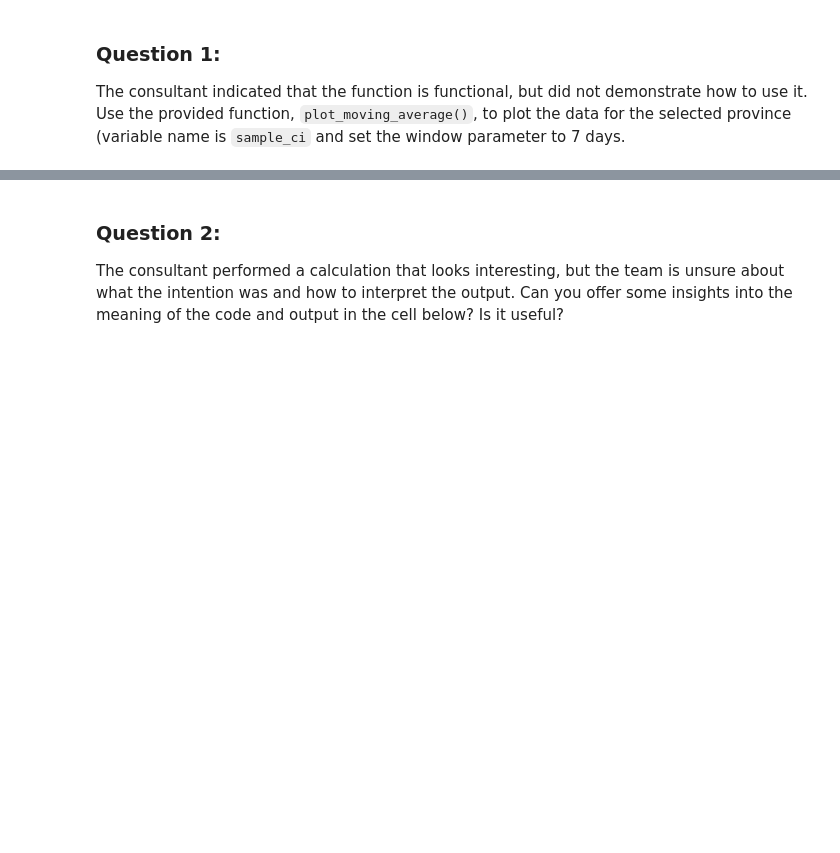
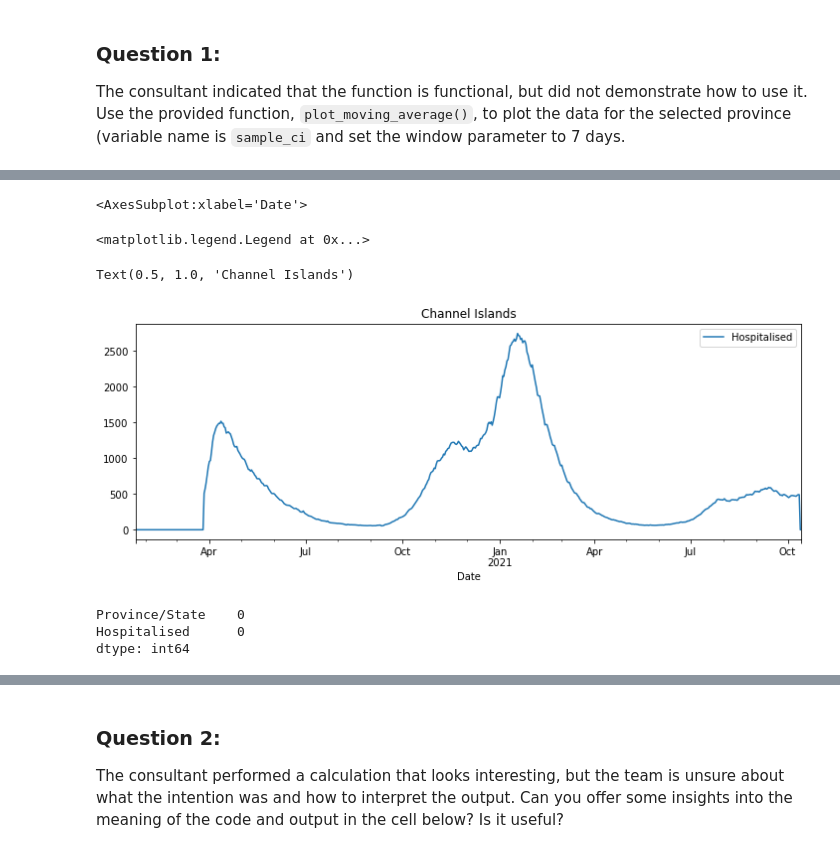
Before and after one commit to MiffySiu/Miff-s-Python, a Jupyter notebook: LSE_DA201_Week_6_assignment.ipynb, the cells around one changed output, grey strips where cells are left out. Cells and saved outputs as stored; diff of their text form; code cells hidden in the pictures; blank space fills up the shorter version.

```diff
--- a/LSE_DA201_Week_6_assignment.ipynb
+++ b/LSE_DA201_Week_6_assignment.ipynb
@@ -80,0 +84,17 @@ The consultant indicated that the function is functional, but did not demonstrat
+# %%
+# plot house prices as time-series
+sample_ci.plot(figsize=(12, 4))
+plt.legend(loc='best')
+plt.title('Channel Islands')
+plt.show(block=False);
+
+# check for missing values
+sample_ci.isna().sum()
+# %% [output]
+<AxesSubplot:xlabel='Date'>
+<matplotlib.legend.Legend at 0x...>
+Text(0.5, 1.0, 'Channel Islands')
+[figure, added]
+Province/State    0
+Hospitalised      0
+dtype: int64
```
Also changed, not shown: parts of 18 cells of this notebook.
